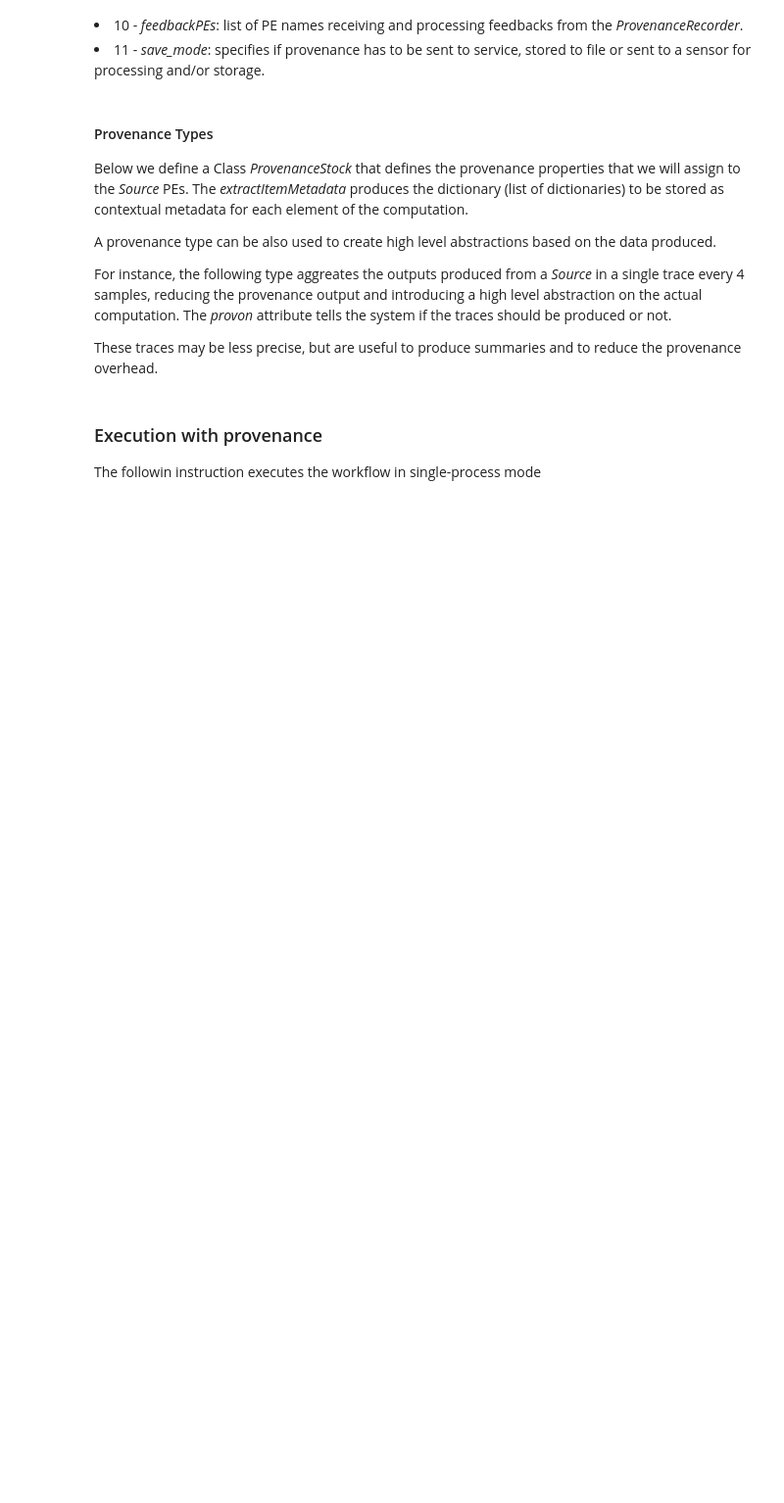
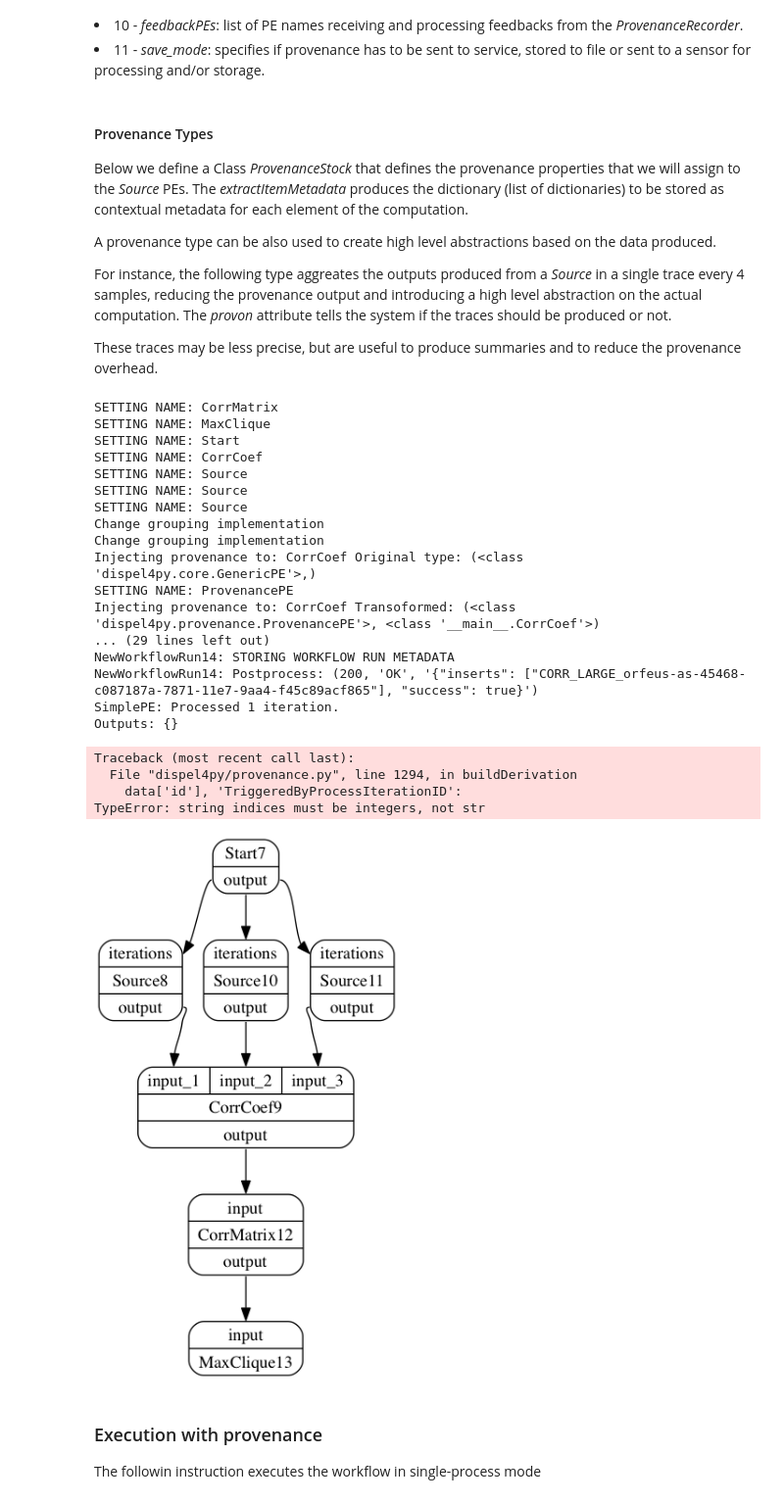
Before and after one commit to dispel4py2-0/Dispel4Py, a Jupyter notebook: d4py-prov-correlation-analysis.ipynb, the cells around one changed output. Shown at 98% size. Saved outputs shown, nothing was run; the diff lists cells and outputs as text; code cells hidden in the pictures; blank space fills up the shorter version.

Commit message:
added automatic support for type AccumulateFlowGrouped

```diff
--- a/d4py-prov-correlation-analysis.ipynb
+++ b/d4py-prov-correlation-analysis.ipynb
@@ -548,35 +525,59 @@ def createGraphWithProv():
 
     graph=createWf()
     #Location of the remote repository for runtime updates of the lineage traces. Shared among ProvenanceRecorder subtypes
 
     # Ranomdly generated unique identifier for the current run
     rid='CORR_LARGE_'+getUniqueId()
 
 
     # Finally, provenance enhanced graph is prepared:
 
     #Initialise provenance storage end associate a Provenance type with specific components:
     profile_prov_run(graph,None, provImpClass=(ProvenancePE,),
                      username='aspinuso',
                      runId=rid,
                      input=[{'name':'variables_number','url':variables_number},
                             {'name':'sampling_rate','url':sampling_rate},
                             {'name':'batch_size','url':batch_size},
                             {'name':'iterations','url':iterations}],
                      w3c_prov=False,
                      description="provState",
                      workflowName="test_rdwd",
                      workflowId="xx",
-                     componentsType= {'MaxClique':{'type':(SingleInvocationStateDep,),'state_dep_port':'graph'}},
-                     save_mode='service')
+                     componentsType= {'MaxClique':{'type':(SingleInvocationStateDep,),'state_dep_port':'graph'},
+                                      'CorrMatrix':{'type':(AccumulateFlowGrouped,),'state_dep_port':'output'}},
+                                     save_mode='service')
 
     #
     return graph
 
 
 graph=createGraphWithProv()
 
 display(graph)
+# %% [output]
+SETTING NAME: CorrMatrix
+SETTING NAME: MaxClique
+SETTING NAME: Start
+SETTING NAME: CorrCoef
+SETTING NAME: Source
+SETTING NAME: Source
+SETTING NAME: Source
+Change grouping implementation
+Change grouping implementation
+Injecting provenance to: CorrCoef Original type: (<class 'dispel4py.core.GenericPE'>,)
+SETTING NAME: ProvenancePE
+Injecting provenance to: CorrCoef Transoformed: (<class 'dispel4py.provenance.ProvenancePE'>, <class '__main__.CorrCoef'>)
+... (29 lines left out)
+NewWorkflowRun14: STORING WORKFLOW RUN METADATA
+NewWorkflowRun14: Postprocess: (200, 'OK', '{"inserts": ["CORR_LARGE_orfeus-as-45468-c087187a-7871-11e7-9aa4-f45c89acf865"], "success": true}')
+SimplePE: Processed 1 iteration.
+Outputs: {}
+Traceback (most recent call last):
+  File "dispel4py/provenance.py", line 1294, in buildDerivation
+    data['id'], 'TriggeredByProcessIterationID':
+TypeError: string indices must be integers, not str
+[figure, added]
 # %% [markdown]
 ### Execution with provenance
 The followin instruction executes the workflow in single-process mode
```
Also changed, not shown: parts of 7 cells of this notebook, 1 other file.
